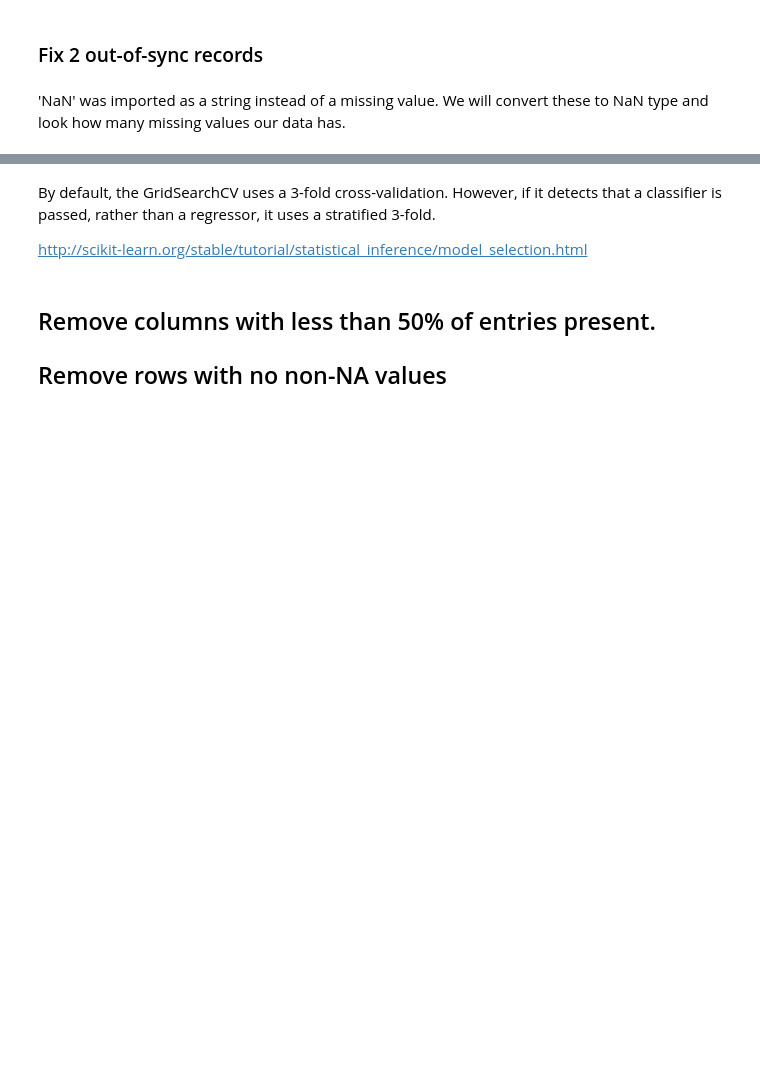
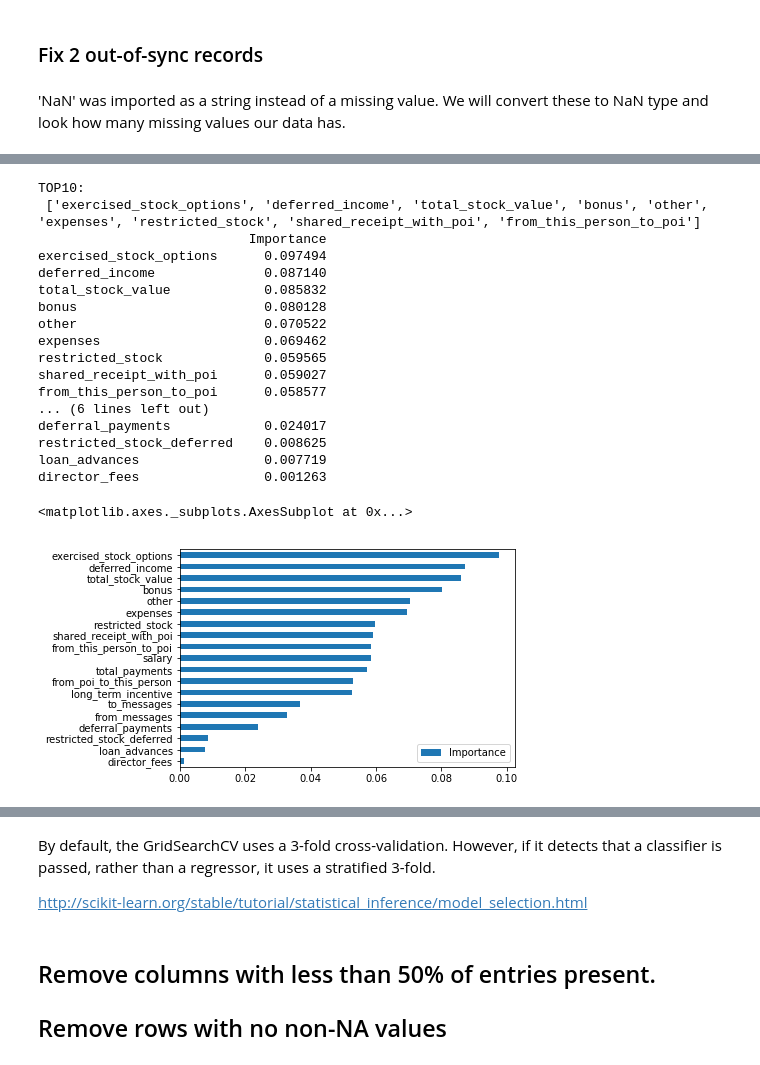
Before and after one commit to igabba/ud120-projects, a Jupyter notebook: final_project/forked.ipynb, the cells around one changed output, grey strips where cells are left out. Saved outputs shown, nothing was run; the diff lists cells and outputs as text; code cells hidden in the pictures; blank space fills up the shorter version.

```diff
--- a/final_project/forked.ipynb
+++ b/final_project/forked.ipynb
@@ -44,5 +50,5 @@ from sklearn.metrics import classification_report
 # %%
-data_dict = pickle.load(open("final_project_dataset.pkl", "r") )
+data_dict = pickle.load(open("final_project_dataset.pkl", "rb") )
 # %% [markdown]
 ### Holdout
 Since the dataset for this project is so small, a hold-out set will not be used, and only k-fold testing and training splits will be used to measure accuracy.
@@ -176,18 +218,38 @@ topKBest
 # %%
 ET_selection = ExtraTreesClassifier(n_estimators=1000).fit(standardized, y_original)
 #print ET_selection.feature_importances_
 
 ET_new_X = selection.transform(standardized)
 
 # Create a pd.DataFrame of the names and importances
 scores = pd.DataFrame(ET_selection.feature_importances_, index=X_names)
 #scores = scores.T
 
 scores.columns = ['Importance']
-scores = scores.sort(['Importance'], ascending=False)
-print "TOP10: \n", list(scores.index[0:9])
-print scores
-scores.sort(['Importance'], ascending=True).plot(kind='barh')
+scores = scores.sort_values(['Importance'], ascending=False)
+print ("TOP10: \n", list(scores.index[0:9]))
+print (scores)
+scores.sort_values(['Importance'], ascending=True).plot(kind='barh')
+# %% [output]
+TOP10:
+ ['exercised_stock_options', 'deferred_income', 'total_stock_value', 'bonus', 'other', 'expenses', 'restricted_stock', 'shared_receipt_with_poi', 'from_this_person_to_poi']
+                           Importance
+exercised_stock_options      0.097494
+deferred_income              0.087140
+total_stock_value            0.085832
+bonus                        0.080128
+other                        0.070522
+expenses                     0.069462
+restricted_stock             0.059565
+shared_receipt_with_poi      0.059027
+from_this_person_to_poi      0.058577
+... (6 lines left out)
+deferral_payments            0.024017
+restricted_stock_deferred    0.008625
+loan_advances                0.007719
+director_fees                0.001263
+<matplotlib.axes._subplots.AxesSubplot at 0x...>
+[figure, added]
 # %%
 for i in range(10):
     sys.stdout.write('{0}..'.format(i))
```
Also changed, not shown: parts of 29 cells of this notebook, 2 other files.
